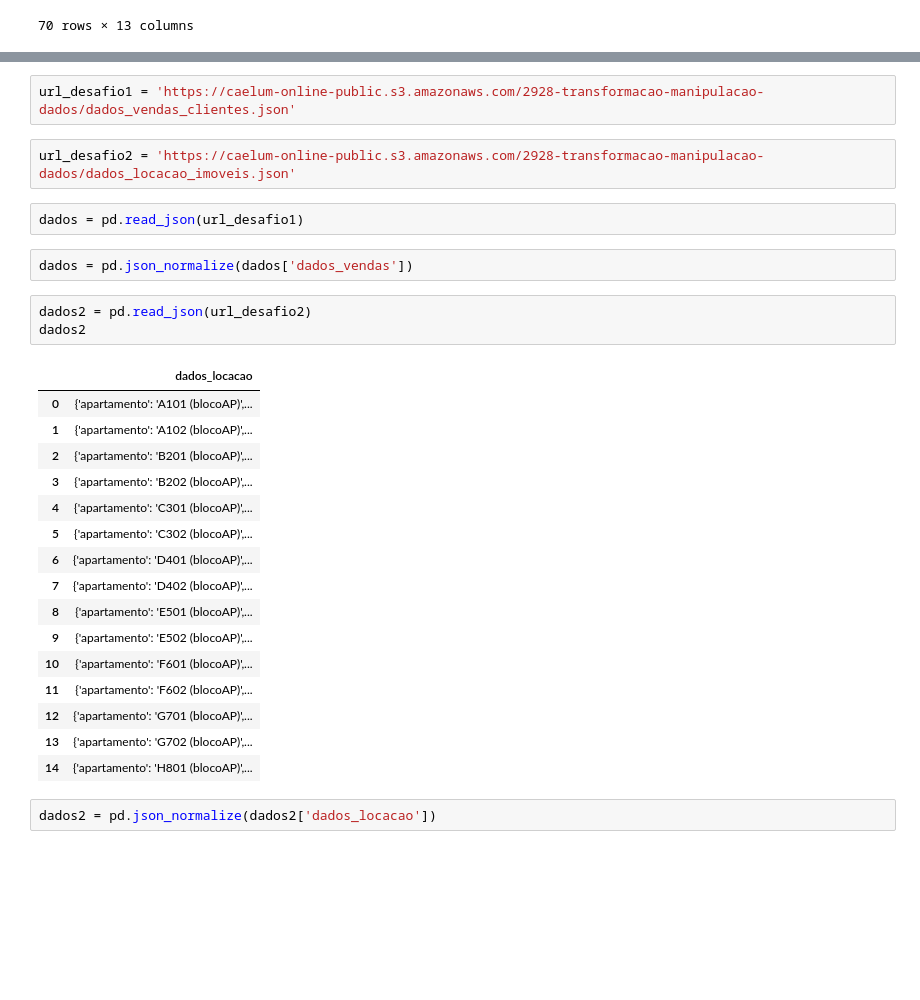
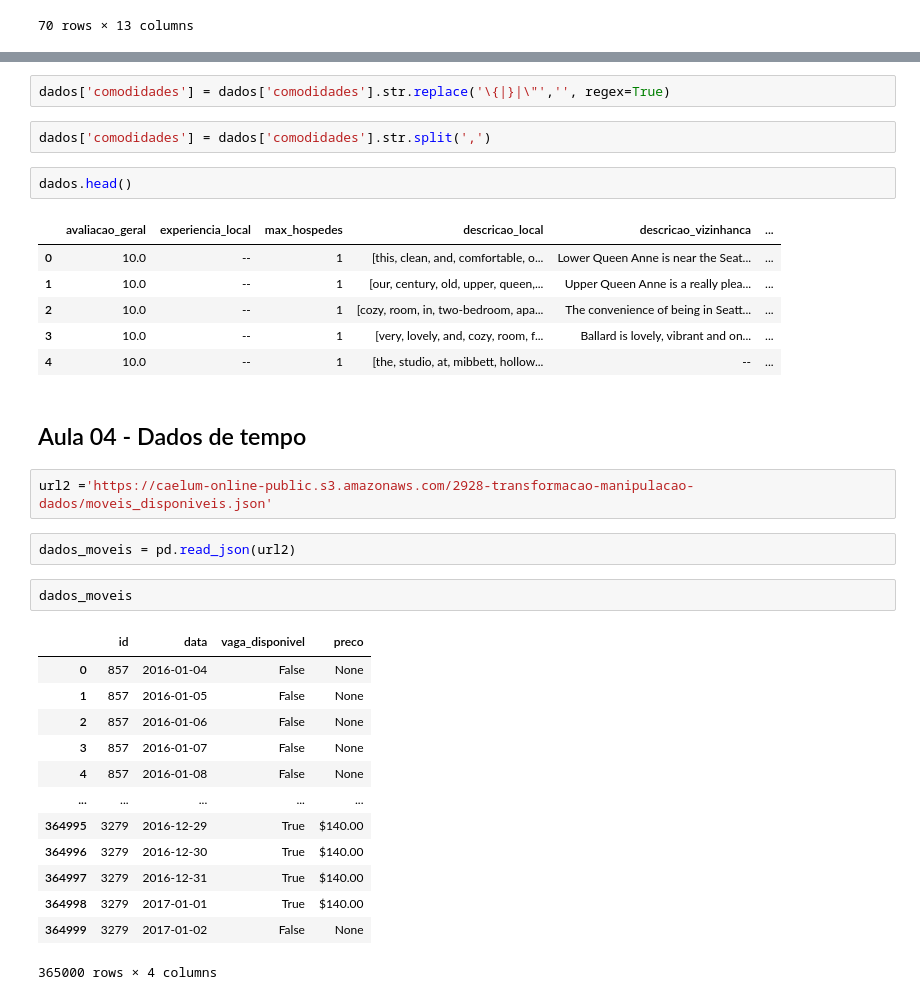
Before and after one commit to alyssonhyago/Cursos_Alura, a Jupyter notebook: Python_Data_Science/Pandas_transf_mani_dados/main.ipynb, the cells around one changed output, grey strips where cells are left out. Saved outputs shown, nothing was run; the diff lists cells and outputs as text; blank space fills up the shorter version.

```diff
--- a/Python_Data_Science/Pandas_transf_mani_dados/main.ipynb
+++ b/Python_Data_Science/Pandas_transf_mani_dados/main.ipynb
@@ -38,30 +284,35 @@ dados
+# %%
+dados['comodidades'] = dados['comodidades'].str.replace('\{|}|\"','', regex=True)
+# %%
+dados['comodidades'] = dados['comodidades'].str.split(',')
+# %%
+dados.head()
+# %% [output]
+|  | avaliacao_geral | experiencia_local | max_hospedes | descricao_local | descricao_vizinhanca | ... |
+| 0 | 10.0 | -- | 1 | [this, clean, and, comfortable, o... | Lower Queen Anne is near the Seat... | ... |
+| 1 | 10.0 | -- | 1 | [our, century, old, upper, queen,... | Upper Queen Anne is a really plea... | ... |
+| 2 | 10.0 | -- | 1 | [cozy, room, in, two-bedroom, apa... | The convenience of being in Seatt... | ... |
+| 3 | 10.0 | -- | 1 | [very, lovely, and, cozy, room, f... | Ballard is lovely, vibrant and on... | ... |
+| 4 | 10.0 | -- | 1 | [the, studio, at, mibbett, hollow... | -- | ... |
+# %% [markdown]
+## Aula 04 - Dados de tempo
 # %%
-url_desafio1 = 'https://caelum-online-public.s3.amazonaws.com/2928-transformacao-manipulacao-dados/dados_vendas_clientes.json'
+url2 ='https://caelum-online-public.s3.amazonaws.com/2928-transformacao-manipulacao-dados/moveis_disponiveis.json'
-# %%
-url_desafio2 = 'https://caelum-online-public.s3.amazonaws.com/2928-transformacao-manipulacao-dados/dados_locacao_imoveis.json'
 # %%
-dados = pd.read_json(url_desafio1)
+dados_moveis = pd.read_json(url2)
-# %%
-dados = pd.json_normalize(dados['dados_vendas'])
-# %%
-dados2 = pd.read_json(url_desafio2)
-dados2
-# %% [output]
-|  | dados_locacao |
-| 0 | {'apartamento': 'A101 (blocoAP)',... |
-| 1 | {'apartamento': 'A102 (blocoAP)',... |
-| 2 | {'apartamento': 'B201 (blocoAP)',... |
-| 3 | {'apartamento': 'B202 (blocoAP)',... |
-| 4 | {'apartamento': 'C301 (blocoAP)',... |
-| 5 | {'apartamento': 'C302 (blocoAP)',... |
-| 6 | {'apartamento': 'D401 (blocoAP)',... |
-| 7 | {'apartamento': 'D402 (blocoAP)',... |
-| 8 | {'apartamento': 'E501 (blocoAP)',... |
-| 9 | {'apartamento': 'E502 (blocoAP)',... |
-| 10 | {'apartamento': 'F601 (blocoAP)',... |
-| 11 | {'apartamento': 'F602 (blocoAP)',... |
-| 12 | {'apartamento': 'G701 (blocoAP)',... |
-| 13 | {'apartamento': 'G702 (blocoAP)',... |
-| 14 | {'apartamento': 'H801 (blocoAP)',... |
-# %%
-dados2 = pd.json_normalize(dados2['dados_locacao'])
+# %%
+dados_moveis
+# %% [output]
+|  | id | data | vaga_disponivel | preco |
+| 0 | 857 | 2016-01-04 | False | None |
+| 1 | 857 | 2016-01-05 | False | None |
+| 2 | 857 | 2016-01-06 | False | None |
+| 3 | 857 | 2016-01-07 | False | None |
+| 4 | 857 | 2016-01-08 | False | None |
+| ... | ... | ... | ... | ... |
+| 364995 | 3279 | 2016-12-29 | True | $140.00 |
+| 364996 | 3279 | 2016-12-30 | True | $140.00 |
+| 364997 | 3279 | 2016-12-31 | True | $140.00 |
+| 364998 | 3279 | 2017-01-01 | True | $140.00 |
+| 364999 | 3279 | 2017-01-02 | False | None |
+365000 rows × 4 columns
```
Also changed, not shown: parts of 33 cells of this notebook.
